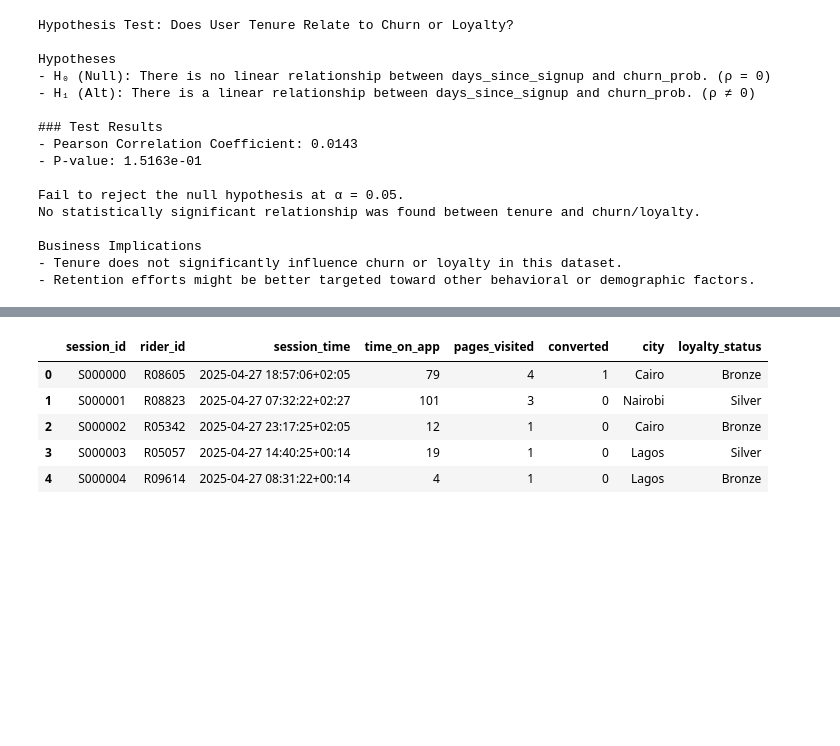
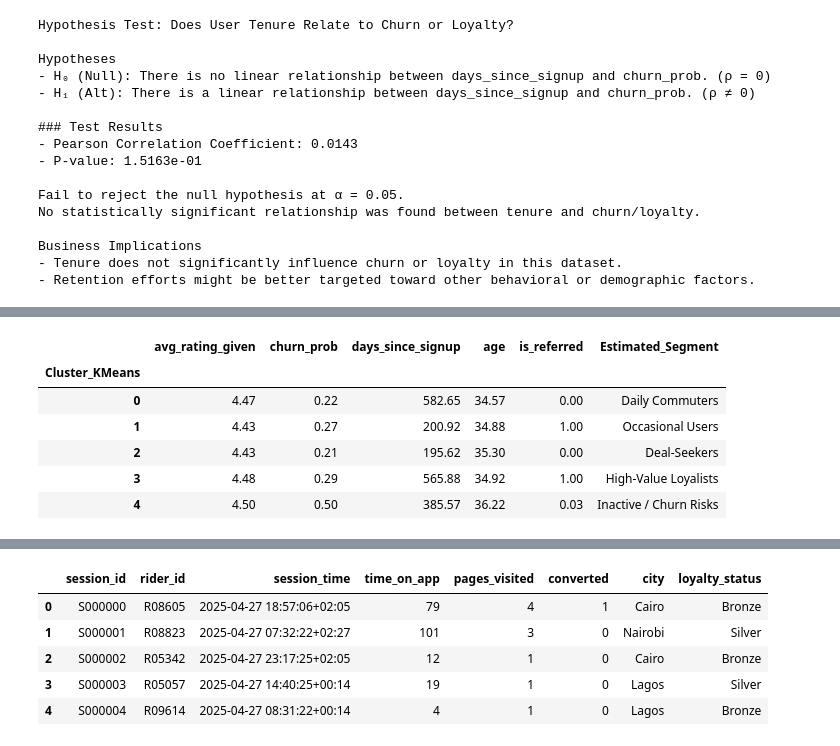
Before and after one commit to Richard-Gidi/Ridewise, a Jupyter notebook: EDA.ipynb, the cells around one changed output, grey strips where cells are left out. Cells and saved outputs as stored; diff of their text form; code cells hidden in the pictures; blank space fills up the shorter version.

```diff
--- a/EDA.ipynb
+++ b/EDA.ipynb
@@ -1212,0 +1248,19 @@ Business Implications
+# %%
+# Analyze the clusters to assign labels based on patterns
+segment_summary = riders.groupby("Cluster_KMeans")[features].mean().round(2)
+segment_summary["Estimated_Segment"] = [
+    "Daily Commuters",
+    "Occasional Users",
+    "Deal-Seekers",
+    "High-Value Loyalists",
+    "Inactive / Churn Risks"
+]
+segment_summary
+# %% [output]
+|  | avg_rating_given | churn_prob | days_since_signup | age | is_referred | Estimated_Segment |
+| Cluster_KMeans |  |  |  |  |  |  |
+| 0 | 4.47 | 0.22 | 582.65 | 34.57 | 0.00 | Daily Commuters |
+| 1 | 4.43 | 0.27 | 200.92 | 34.88 | 1.00 | Occasional Users |
+| 2 | 4.43 | 0.21 | 195.62 | 35.30 | 0.00 | Deal-Seekers |
+| 3 | 4.48 | 0.29 | 565.88 | 34.92 | 1.00 | High-Value Loyalists |
+| 4 | 4.50 | 0.50 | 385.57 | 36.22 | 0.03 | Inactive / Churn Risks |
```
Also changed, not shown: parts of 10 cells of this notebook.
